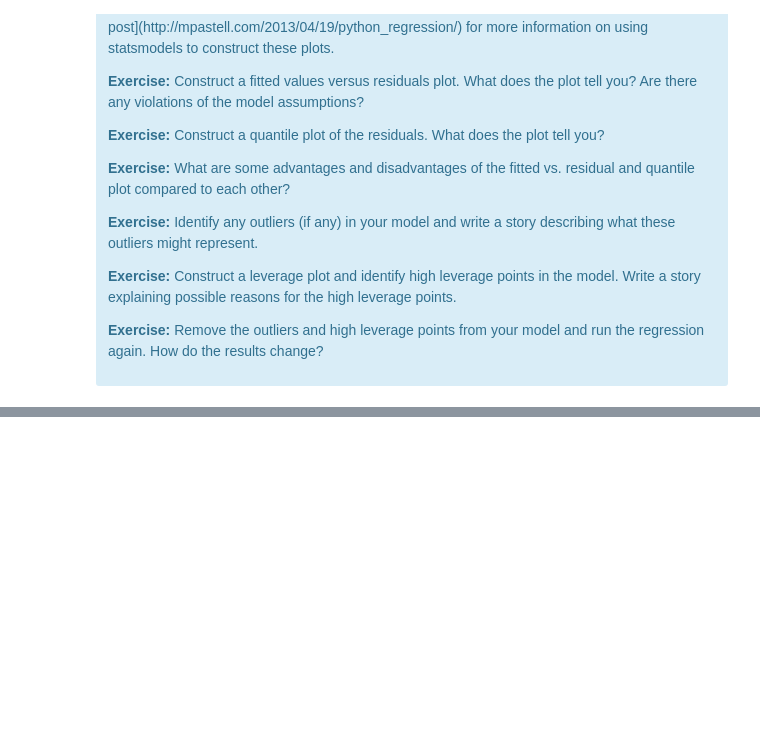
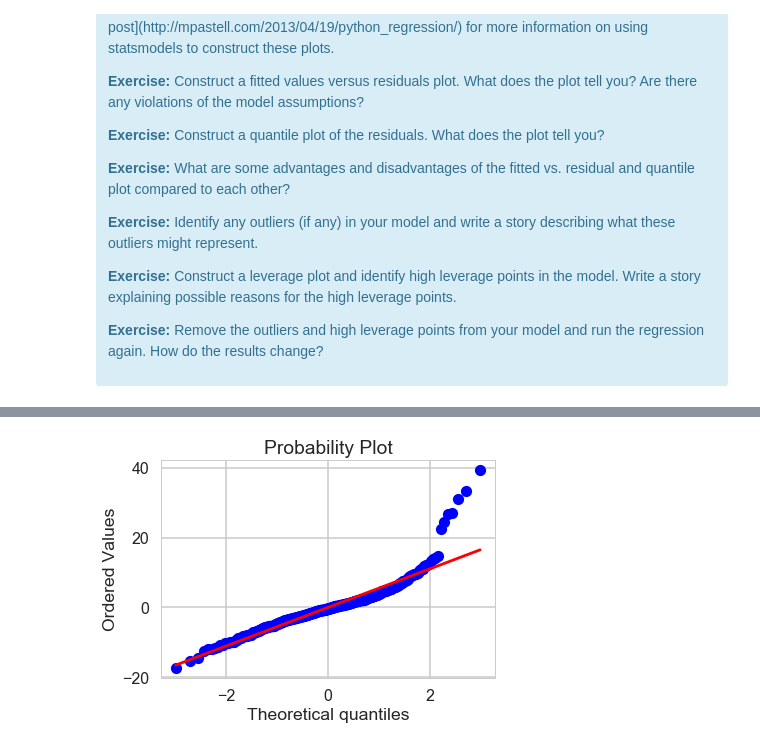
Before and after one commit to cecilia11/Springboard-Data-Science-Projects, a Jupyter notebook: Mini_Project_Linear_Regression.ipynb, the cells around one changed output, grey strips where cells are left out. Cells and saved outputs as stored; diff of their text form; code cells hidden in the pictures; blank space fills up the shorter version.

```diff
--- a/Mini_Project_Linear_Regression.ipynb
+++ b/Mini_Project_Linear_Regression.ipynb
@@ -810,0 +911,7 @@ There are some other issues that are important investigate with linear regressio
+# %%
+# Construct a quantile plot of the residuals. What does the plot tell you?
+import pylab
+stats.probplot(m.resid, dist="norm", plot=pylab)
+pylab.show()
+# %% [output]
+[figure, added]
```
Also changed, not shown: parts of 33 cells of this notebook.
